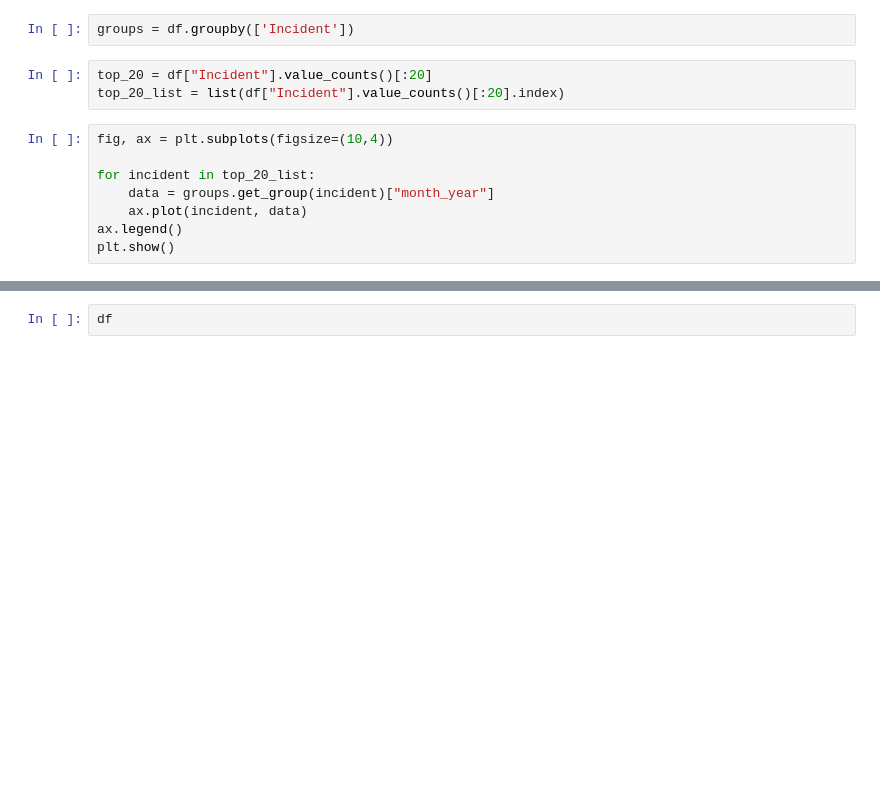
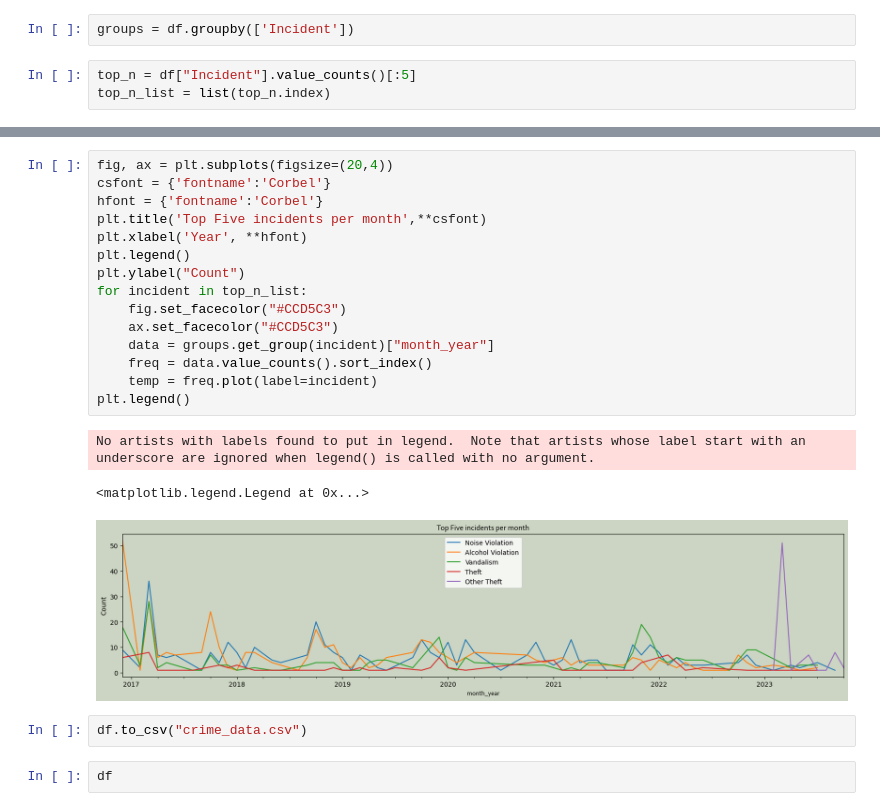
Before and after one commit to lasya1522/Technica2023, a Jupyter notebook: analysis.ipynb, the cells around one changed output, grey strips where cells are left out. Saved outputs shown, nothing was run; the diff lists cells and outputs as text; blank space fills up the shorter version.

Commit message:
graphs

```diff
--- a/analysis.ipynb
+++ b/analysis.ipynb
@@ -63,13 +63,5 @@ df
 # %%
 groups = df.groupby(['Incident'])
 # %%
-top_20 = df["Incident"].value_counts()[:20]
-top_20_list = list(df["Incident"].value_counts()[:20].index)
+top_n = df["Incident"].value_counts()[:5]
+top_n_list = list(top_n.index)
-# %%
-fig, ax = plt.subplots(figsize=(10,4))
-
-for incident in top_20_list:
-    data = groups.get_group(incident)["month_year"]
-    ax.plot(incident, data)
-ax.legend()
-plt.show()
@@ -103,3 +68,24 @@ ValueError: x and y must have same first dimension, but have shapes (5,) and (1,
+# %%
+fig, ax = plt.subplots(figsize=(20,4))
+csfont = {'fontname':'Corbel'}
+hfont = {'fontname':'Corbel'}
+plt.title('Top Five incidents per month',**csfont)
+plt.xlabel('Year', **hfont)
+plt.legend()
+plt.ylabel("Count")
+for incident in top_n_list:
+    fig.set_facecolor("#CCD5C3")
+    ax.set_facecolor("#CCD5C3")
+    data = groups.get_group(incident)["month_year"]
+    freq = data.value_counts().sort_index()
+    temp = freq.plot(label=incident)
+plt.legend()
+# %% [output]
+No artists with labels found to put in legend.  Note that artists whose label start with an underscore are ignored when legend() is called with no argument.
+<matplotlib.legend.Legend at 0x...>
+[figure, added]
+# %%
+df.to_csv("crime_data.csv")
 # %%
 df
 # %% [output]
```
Also changed, not shown: parts of 3 cells of this notebook, 2 other files.
